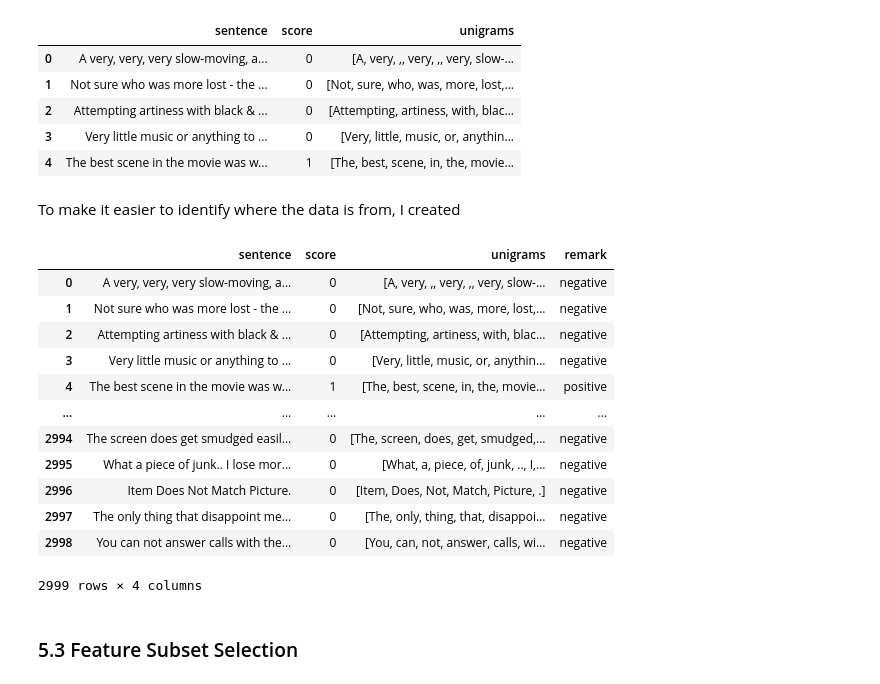
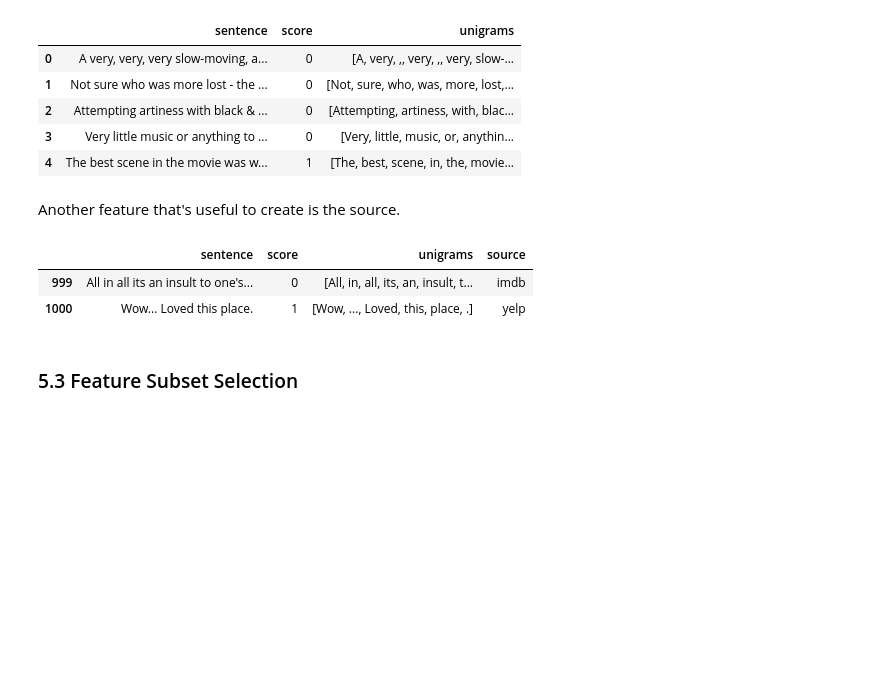
Before and after one commit to aliciakurniawan/DM2022-Lab1-Master, a Jupyter notebook: DM2022-Lab1-Homework.ipynb, the cells around one changed output. Cells and saved outputs as stored; diff of their text form; code cells hidden in the pictures; blank space fills up the shorter version.

```diff
--- a/DM2022-Lab1-Homework.ipynb
+++ b/DM2022-Lab1-Homework.ipynb
@@ -189,22 +262,5 @@ X.head()
 | 2 | Attempting artiness with black & ... | 0 | [Attempting, artiness, with, blac... |
 | 3 | Very little music or anything to ... | 0 | [Very, little, music, or, anythin... |
 | 4 | The best scene in the movie was w... | 1 | [The, best, scene, in, the, movie... |
-# %% [markdown]
-To make it easier to identify where the data is from, I created
-# %%
-X['remark']=X['score'].apply(lambda x: dmh.pos_neg(x))
-X
-# %% [output]
-|  | sentence | score | unigrams | remark |
-| 0 | A very, very, very slow-moving, a... | 0 | [A, very, ,, very, ,, very, slow-... | negative |
-| 1 | Not sure who was more lost - the ... | 0 | [Not, sure, who, was, more, lost,... | negative |
-| 2 | Attempting artiness with black & ... | 0 | [Attempting, artiness, with, blac... | negative |
-| 3 | Very little music or anything to ... | 0 | [Very, little, music, or, anythin... | negative |
-| 4 | The best scene in the movie was w... | 1 | [The, best, scene, in, the, movie... | positive |
-| ... | ... | ... | ... | ... |
-| 2994 | The screen does get smudged easil... | 0 | [The, screen, does, get, smudged,... | negative |
-| 2995 | What a piece of junk.. I lose mor... | 0 | [What, a, piece, of, junk, .., I,... | negative |
-| 2996 | Item Does Not Match Picture. | 0 | [Item, Does, Not, Match, Picture, .] | negative |
-| 2997 | The only thing that disappoint me... | 0 | [The, only, thing, that, disappoi... | negative |
-| 2998 | You can not answer calls with the... | 0 | [You, can, not, answer, calls, wi... | negative |
-2999 rows × 4 columns
+# %% [markdown]
+Another feature that's useful to create is the source.
@@ -211,3 +280,10 @@ X
+# %%
+# Query to check whether it's succesfully created
+X[999:1001]
+# %% [output]
+|  | sentence | score | unigrams | source |
+| 999 | All in all its an insult to one's... | 0 | [All, in, all, its, an, insult, t... | imdb |
+| 1000 | Wow... Loved this place. | 1 | [Wow, ..., Loved, this, place, .] | yelp |
 # %% [markdown]
 ### 5.3 Feature Subset Selection
 # %%
```
Also changed, not shown: parts of 44 cells of this notebook.
